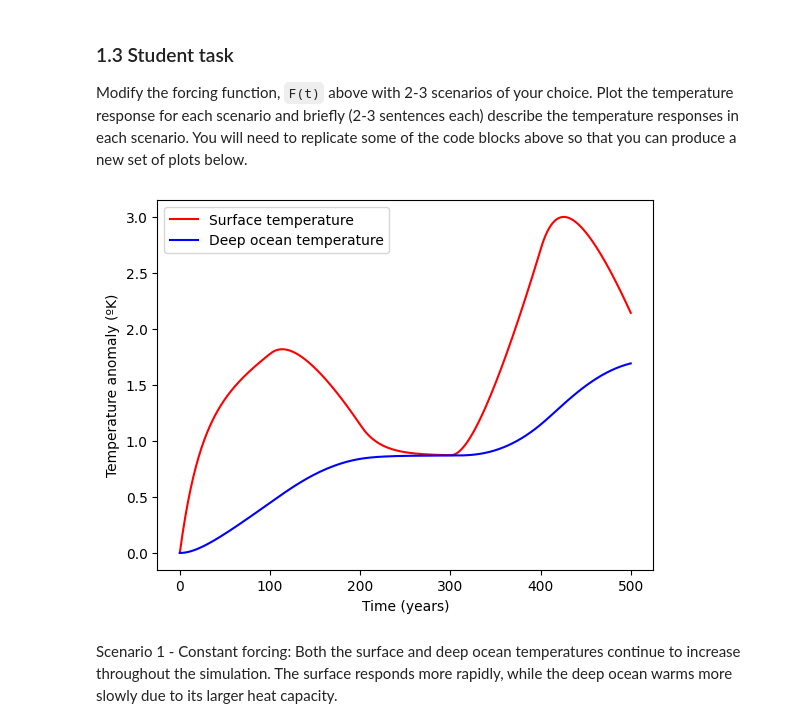
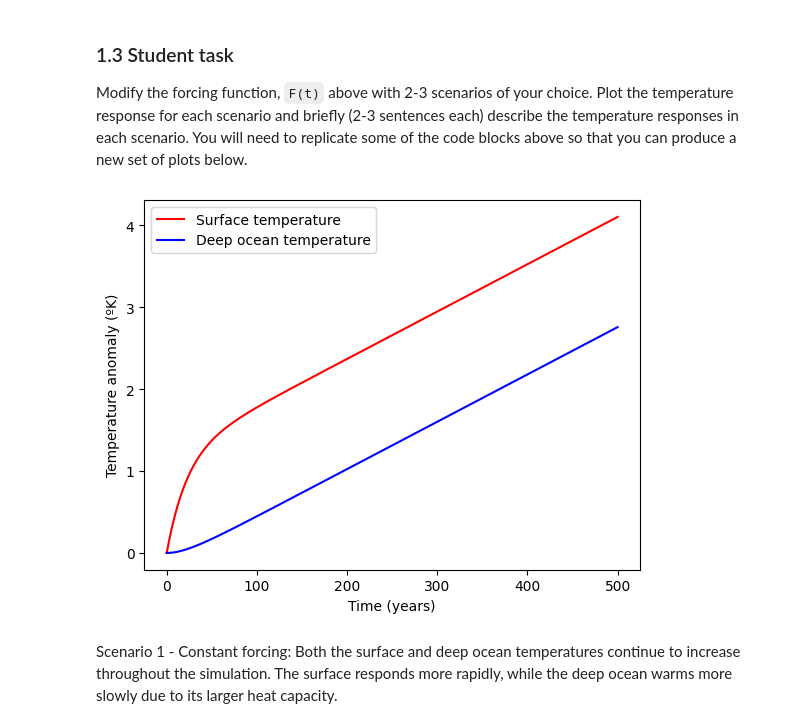
Before and after one commit to OsmanthusLiu/qces, a Jupyter notebook: Project1_numerical_methods.ipynb, the cells around one changed output. Cells and saved outputs as stored; diff of their text form; code cells hidden in the pictures.

```diff
--- a/Project1_numerical_methods.ipynb
+++ b/Project1_numerical_methods.ipynb
@@ -117,21 +113,21 @@ Modify the forcing function, `F(t)` above with 2-3 scenarios of your choice. Plo
 # %%
 # Scenario 1: Constant forcing
 def F1(t):
-
+  return 1
 
 for i in range(0, Nt-1):
     T[i+1] = T[i] + dt * ( F1(t[i]) - gamma* (T[i] - theta[i])) / C_s
     theta[i+1] = theta[i] + dt * gamma* (T[i] - theta[i]) / C_d
 
 
 plt.plot(t,T,'r-')
 plt.plot(t,theta,'b-')
 plt.legend(['Surface temperature','Deep ocean temperature'])
 plt.xlabel('Time (years)')
 plt.ylabel('Temperature anomaly (ºK)')
 plt.show()
 # %% [output]
-[figure, old version]
+[figure, new version]
 # %% [markdown]
 Scenario 1 - Constant forcing: Both the surface and deep ocean temperatures continue to increase throughout the simulation. The surface responds more rapidly, while the deep ocean warms more slowly due to its larger heat capacity.
 # %% [markdown]
```
Also changed, not shown: parts of 13 cells of this notebook.
